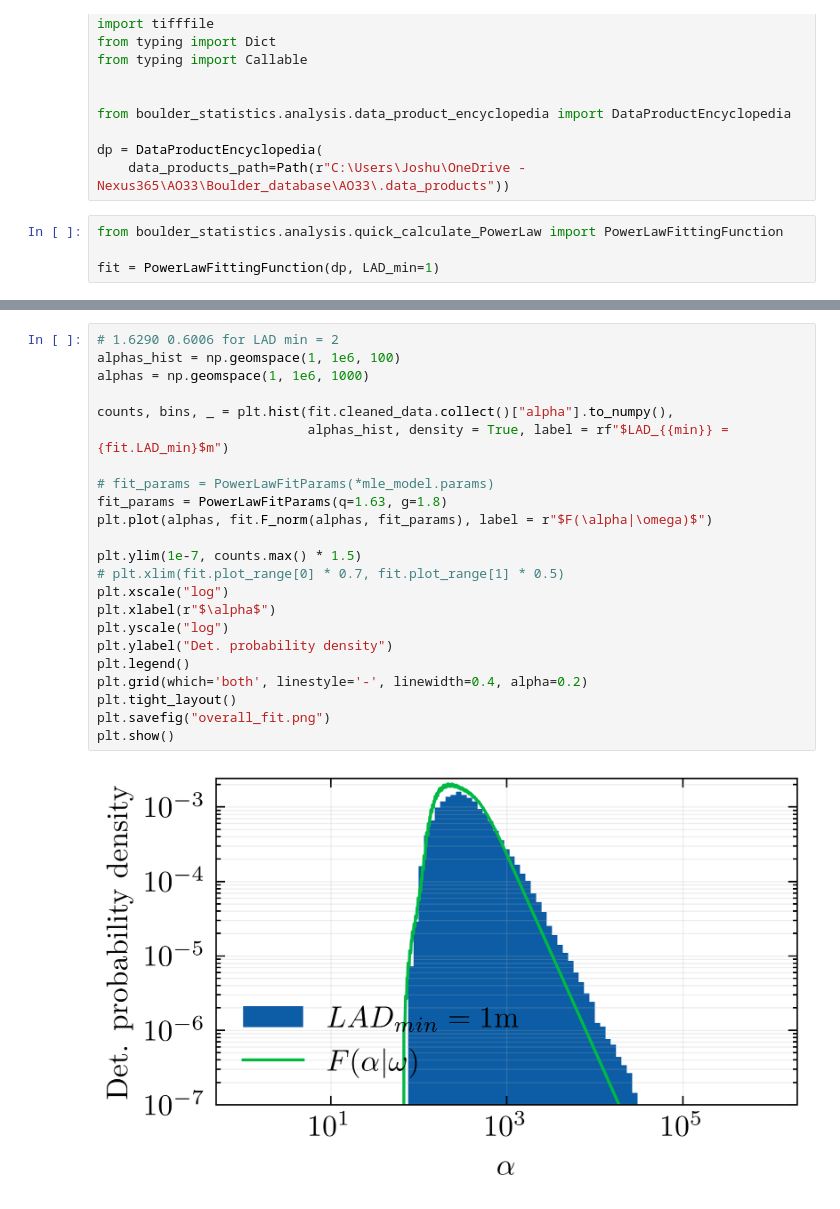
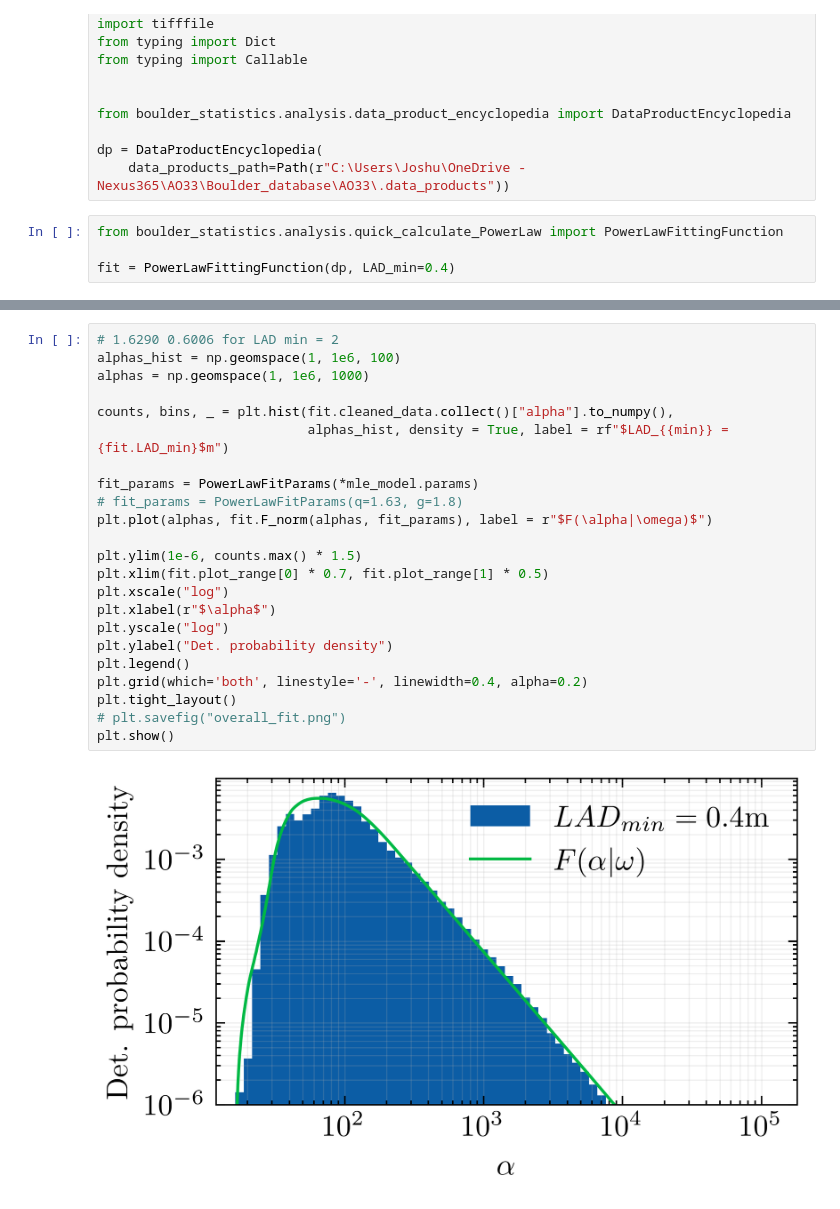
Before and after one commit to Joshua13764/QMAP, a Jupyter notebook: analysis/PSFDCont/workbook_simple_PowerLaw.ipynb, the cells around one changed output, grey strips where cells are left out. Saved outputs shown, nothing was run; the diff lists cells and outputs as text.

Commit message:
Added smoother for the powerlaw PSFD

```diff
--- a/analysis/PSFDCont/workbook_simple_PowerLaw.ipynb
+++ b/analysis/PSFDCont/workbook_simple_PowerLaw.ipynb
@@ -30,7 +30,7 @@ dp = DataProductEncyclopedia(
 # %%
 from boulder_statistics.analysis.quick_calculate_PowerLaw import PowerLawFittingFunction
 
-fit = PowerLawFittingFunction(dp, LAD_min=1)
+fit = PowerLawFittingFunction(dp, LAD_min=0.4)
 # %%
 class TheoryFit(GenericLikelihoodModel):
     param_names = ["q", "g"]
@@ -82,25 +92,25 @@ Ran iteration with params [1.12272957 1.80833635]
 # %%
 # 1.6290 0.6006 for LAD min = 2
 alphas_hist = np.geomspace(1, 1e6, 100)
 alphas = np.geomspace(1, 1e6, 1000)
 
 counts, bins, _ = plt.hist(fit.cleaned_data.collect()["alpha"].to_numpy(),
                            alphas_hist, density = True, label = rf"$LAD_{{min}} = {fit.LAD_min}$m")
 
-# fit_params = PowerLawFitParams(*mle_model.params)
-fit_params = PowerLawFitParams(q=1.63, g=1.8)
+fit_params = PowerLawFitParams(*mle_model.params)
+# fit_params = PowerLawFitParams(q=1.63, g=1.8)
 plt.plot(alphas, fit.F_norm(alphas, fit_params), label = r"$F(\alpha|\omega)$")
 
-plt.ylim(1e-7, counts.max() * 1.5)
-# plt.xlim(fit.plot_range[0] * 0.7, fit.plot_range[1] * 0.5)
+plt.ylim(1e-6, counts.max() * 1.5)
+plt.xlim(fit.plot_range[0] * 0.7, fit.plot_range[1] * 0.5)
 plt.xscale("log")
 plt.xlabel(r"$\alpha$")
 plt.yscale("log")
 plt.ylabel("Det. probability density")
 plt.legend()
 plt.grid(which='both', linestyle='-', linewidth=0.4, alpha=0.2)
 plt.tight_layout()
-plt.savefig("overall_fit.png")
+# plt.savefig("overall_fit.png")
 plt.show()
 # %% [output]
-[figure, old version]
+[figure, new version]
```
Also changed, not shown: parts of 1 cell of this notebook, 2 other files.
